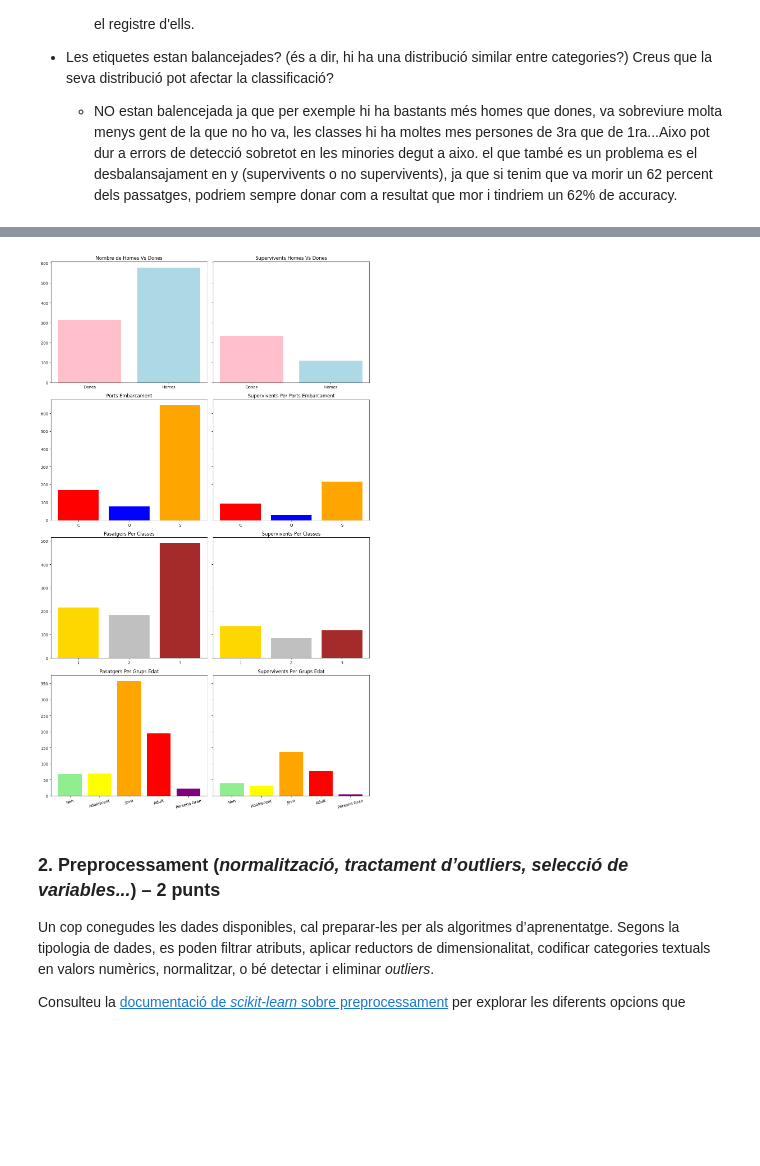
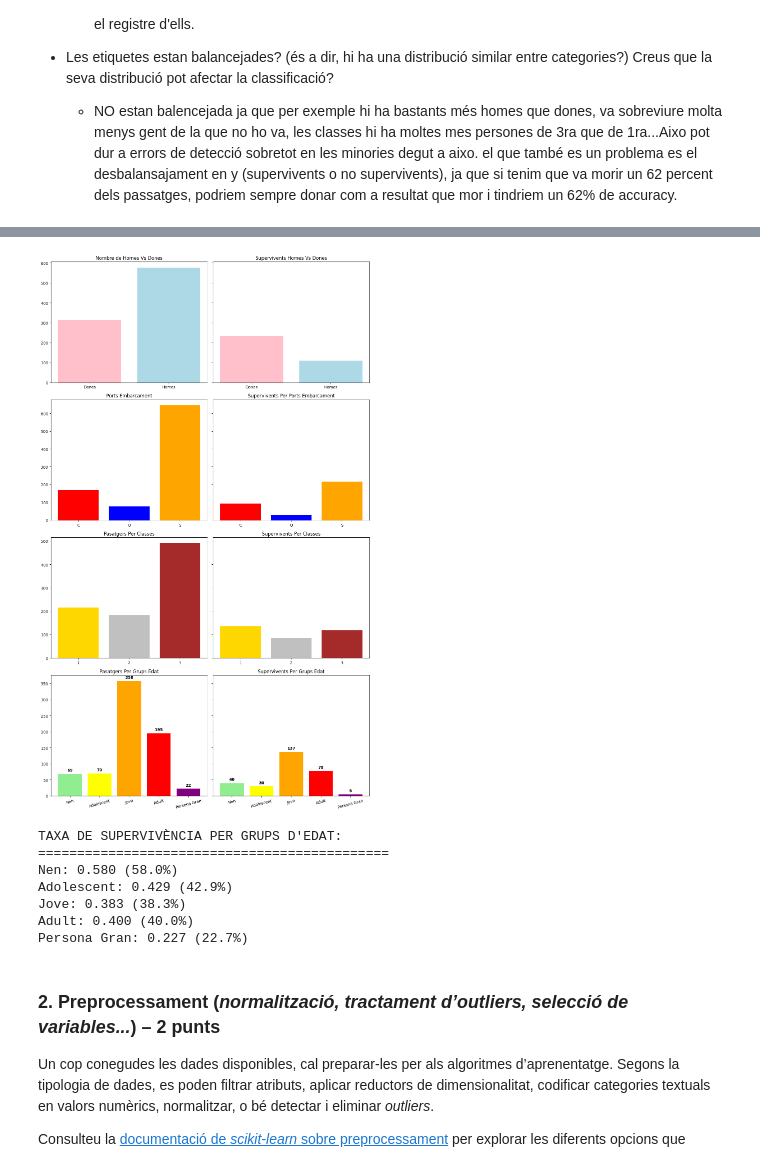
Before and after one commit to martiserraprat/Serra_Berni_Compu, a Jupyter notebook: Practica_1/APC_Practica_1_2025.ipynb, the cells around one changed output, grey strips where cells are left out. Cells and saved outputs as stored; diff of their text form; code cells hidden in the pictures; blank space fills up the shorter version.

```diff
--- a/Practica_1/APC_Practica_1_2025.ipynb
+++ b/Practica_1/APC_Practica_1_2025.ipynb
@@ -161,36 +162,64 @@ plt.sca(axs[0,1])
 plt.bar(['Dones', 'Homes'], survival_by_sex.values, color=['pink', 'lightblue'])
 plt.title('Supervivents Homes Vs Dones')
 
 plt.sca(axs[1,0])
 plt.bar(number_by_embarked.index, number_by_embarked.values, color=['red', 'blue', 'orange'])
 plt.title('Ports Embarcament')
 
 plt.sca(axs[1,1])
 plt.bar(survival_by_embarked.index, survival_by_embarked.values, color=['red', 'blue', 'orange'])
 plt.title('Supervivents Per Ports Embarcament')
 
 plt.sca(axs[2,0])
 plt.bar(['1', '2', '3'], number_by_class.values, color=['gold', 'silver', 'brown'])
 plt.title('Pasatgers Per Classes')
 
 plt.sca(axs[2,1])
 plt.bar(['1', '2', '3'], survival_by_class.values, color=['gold', 'silver', 'brown'])
 plt.title('Supervivents Per Classes')
 
 plt.sca(axs[3,0])
-plt.bar(number_by_age.index, number_by_age.values, color=['lightgreen', 'yellow', 'orange', 'red', 'purple'])
+bars1 = plt.bar(number_by_age.index, number_by_age.values, color=['lightgreen', 'yellow', 'orange', 'red', 'purple'])
 plt.title('Pasatgers Per Grups Edat')
 plt.xticks(rotation=15)
 
+for bar, valor in zip(bars1, number_by_age.values):
+    plt.text(bar.get_x() + bar.get_width()/2, bar.get_height() + 5,
+             f'{int(valor)}', ha='center', va='bottom', fontweight='bold')
+
 plt.sca(axs[3,1])
-plt.bar(survival_by_age.index, survival_by_age.values, color=['lightgreen', 'yellow', 'orange', 'red', 'purple'])
+bars2 = plt.bar(survival_by_age.index, survival_by_age.values, color=['lightgreen', 'yellow', 'orange', 'red', 'purple'])
 plt.title('Supervivents Per Grups Edat')
 plt.xticks(rotation=15)
 
+for bar, valor in zip(bars2, survival_by_age.values):
+    plt.text(bar.get_x() + bar.get_width()/2, bar.get_height() + 5,
+             f'{int(valor)}', ha='center', va='bottom', fontweight='bold')
+
 plt.tight_layout()
 plt.show()
+
+bins = [0, 12, 18, 35, 60, 100]
+labels = ['Nen', 'Adolescent', 'Jove', 'Adult', 'Persona Gran']
+df['Age_Group'] = pd.cut(df['Age'], bins=bins, labels=labels)
+
+# Calcular porcentajes de supervivencia (CORREGIDO)
+survival_rate_by_age = df.groupby('Age_Group', observed=True)['Survived'].mean()
+
+print("TAXA DE SUPERVIVÈNCIA PER GRUPS D'EDAT:")
+print("=" * 45)
+
+for grup, taxa in survival_rate_by_age.items():
+    print(f"{grup}: {taxa:.3f} ({taxa*100:.1f}%)")
 # %% [output]
-[figure, old version]
+[figure, new version]
+TAXA DE SUPERVIVÈNCIA PER GRUPS D'EDAT:
+=============================================
+Nen: 0.580 (58.0%)
+Adolescent: 0.429 (42.9%)
+Jove: 0.383 (38.3%)
+Adult: 0.400 (40.0%)
+Persona Gran: 0.227 (22.7%)
 # %% [markdown]
 ### 2. Preprocessament (*normalització, tractament d’outliers, selecció de variables...*) – **2 punts**
 
```
Also changed, not shown: parts of 1 cell of this notebook.
